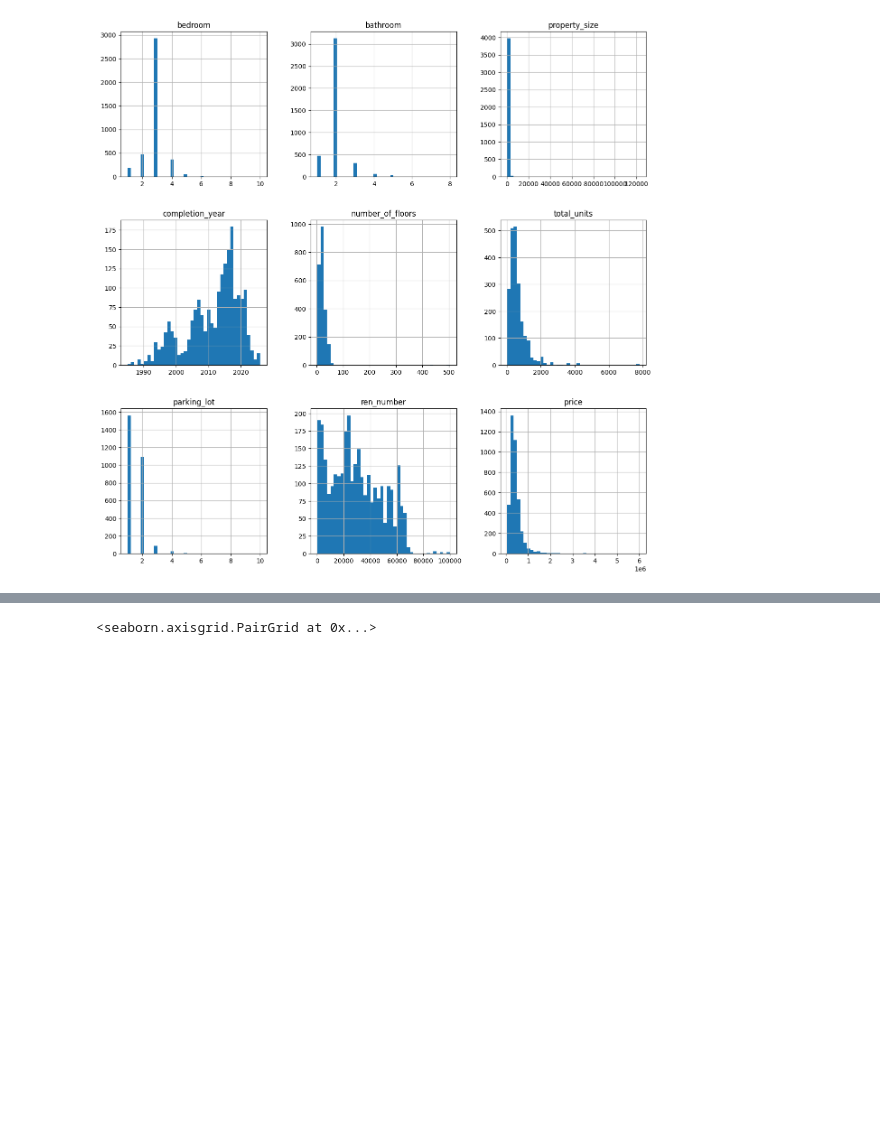
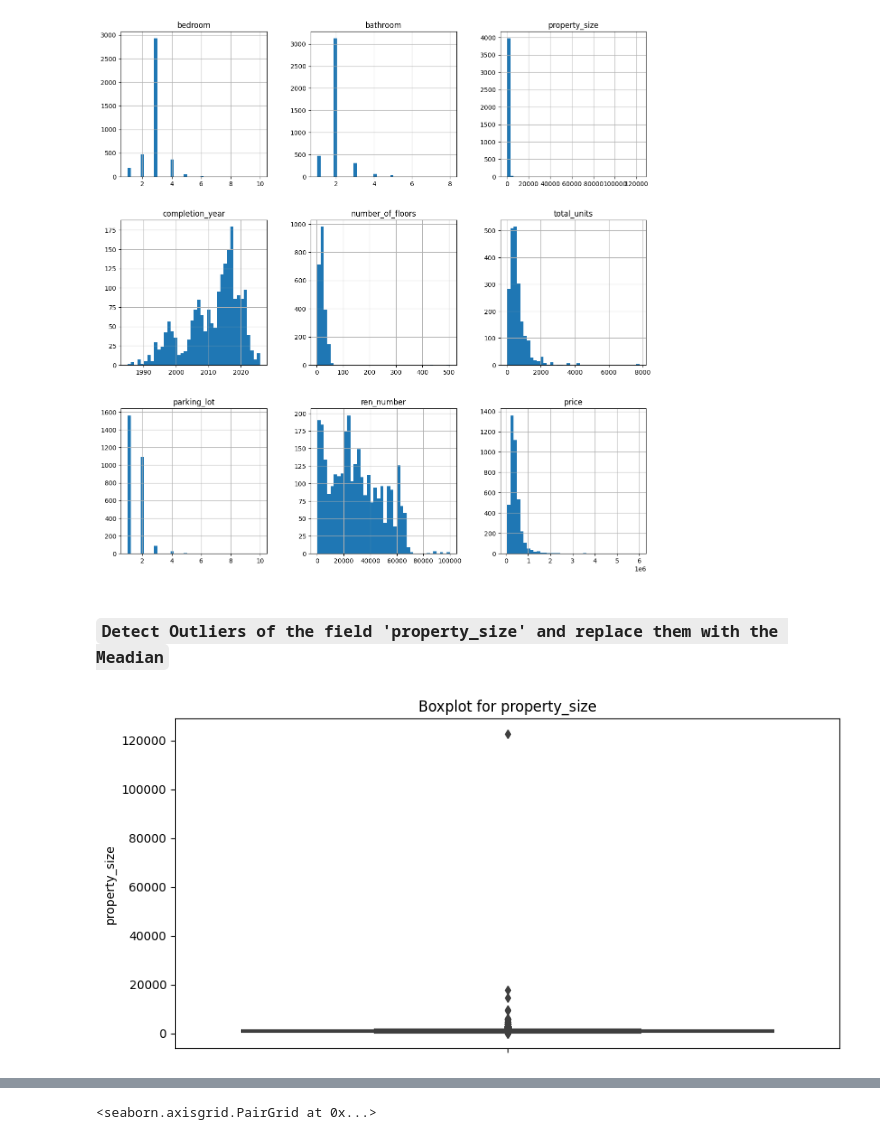
Before and after one commit to aahmedsherif/FinalProject, a Jupyter notebook: script.ipynb, the cells around one changed output, grey strips where cells are left out. Saved outputs shown, nothing was run; the diff lists cells and outputs as text; code cells hidden in the pictures; blank space fills up the shorter version.

```diff
--- a/script.ipynb
+++ b/script.ipynb
@@ -380,3 +381,5 @@ df[['city', 'state']].describe()
+# %%
+df.drop(['address'], axis=1, inplace=True)
 # %% [markdown]
 ## `Visualization`
 # %%
@@ -409,3 +412,12 @@ df.hist(bins=40, figsize=(15,15))
 plt.show()
 # %% [output]
 [figure]
+# %% [markdown]
+### `Detect Outliers of the field 'property_size' and replace them with the Meadian`
+# %%
+plt.figure(figsize=(10, 5))
+sns.boxplot(data=df, y='property_size')
+plt.title('Boxplot for property_size')
+plt.show()
+# %% [output]
+[figure, added]
```
Also changed, not shown: parts of 17 cells of this notebook.
